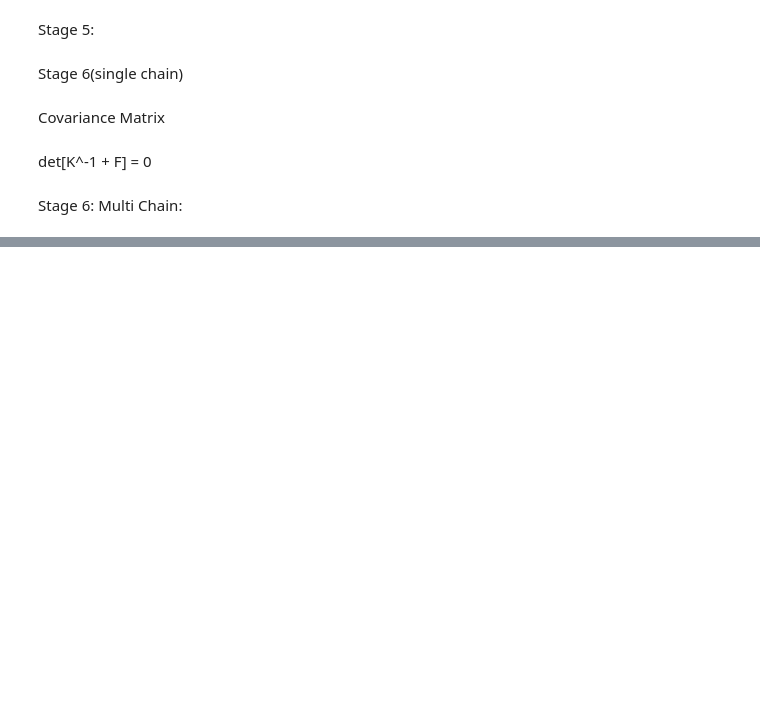
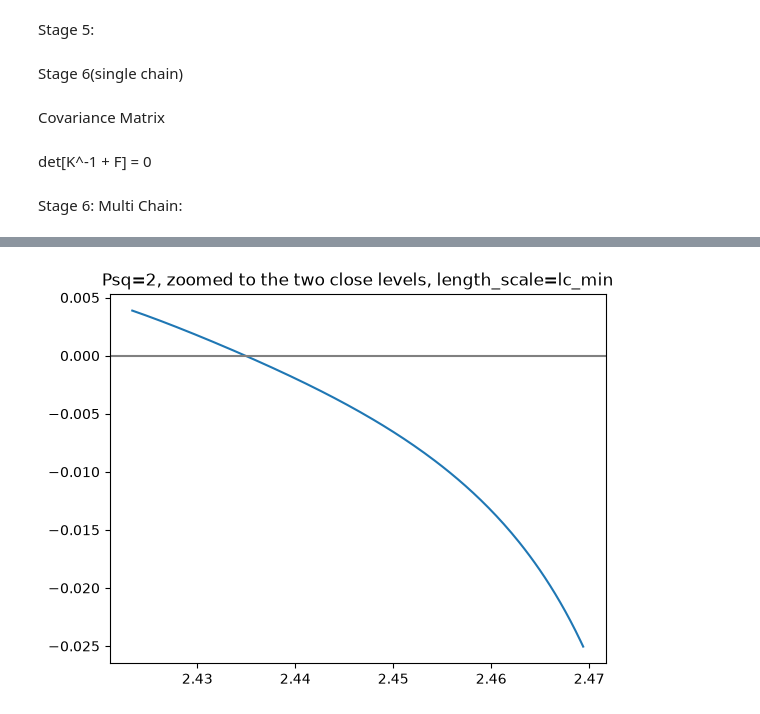
Before and after one commit to ShingLi15/Gaussian-Process-Regressions-for-Di-Nucleon-Data, a Jupyter notebook: Research Paper/GPR using data.ipynb, the cells around one changed output, grey strips where cells are left out. Cells and saved outputs as stored; diff of their text form; code cells hidden in the pictures; blank space fills up the shorter version.

```diff
--- a/Research Paper/GPR using data.ipynb
+++ b/Research Paper/GPR using data.ipynb
@@ -46,8 +47,7 @@ import re
 
 rng = np.random.default_rng(1234)
 
-filename = "nn_dineutron_spectrum.h5"
-L = 48.0
+L = 6.0
 
 punit = 2*np.pi/L
 punit2 = punit**2
@@ -99,7 +99,7 @@ def dvec_from_d2(d2):
 raw_levels = []
 
 with h5py.File(filename, "r") as f:
-    mN = np.array(f["mN/E0"])
+    mN = np.array([1.0]*5001)
     m = float(mN[0])
 
     for name, g in f.items():
@@ -121,6 +121,8 @@ with h5py.File(filename, "r") as f:
         E_cm = np.sqrt(E_NN**2 - punit2*Psq_tot)
         kstar2 = E_cm**2/4 - mN**2
         q2 = kstar2/punit2
+        q2 = kstar2
+
 
         raw_levels.append({
             "name": name,
@@ -135,8 +137,8 @@ with h5py.File(filename, "r") as f:
 raw_levels = sorted(raw_levels, key=lambda r: (r["Psq_tot"], r["irrep"], r["level_index"], r["name"]))
 print([r["Psq_tot"] for r in raw_levels])
 
-print(raw_levels[0])
+print([r["irrep"] for r in raw_levels])
 #range: lowest level and highest level, and add/subtract .05 in q^2/m^2 units
 #.01 in q^2 units
-print(m)
+print(len(mN))
 # %% [output]
@@ -683,12 +818,12 @@ def Matern_kernel(x, y, sigma, length_scale, nu=2.5):
 
 
 def kernel_matrix(x, y, sigma, length_scale, kernel_func = RBC_kernel):
-    k =  kernel_func(x, y, sigma, length_scale) + np.eye(num_knots) * 1e-8
+    k =  kernel_func(y, y, sigma, length_scale) + np.eye(len(y)) * 1e-8
     sign, logdet = np.linalg.slogdet(k)
     if sign <= 0:
         raise np.linalg.LinAlgError("GP covariance is not positive definite")
 
     K_inv = np.linalg.inv(k)
-    interp_grid = kernel_func(Ecm_grid, knots , sigma, length_scale) @ K_inv
+    interp_grid = kernel_func(x, y , sigma, length_scale) @ K_inv
 
     return k, K_inv, logdet, interp_grid
@@ -701,8 +858,8 @@ Stage 2.
 #     k_inv_grid = interp_grid @ f_values
 #     return k_inv_grid
 
-def Kinv_Grid(Ecm, sigma, length_scale, f_values): #we are deliberately not using the covariance term
-    k, k_inv, logdet, interp_grid = kernel_matrix(knots,knots,sigma,length_scale)
+def Kinv_Grid(x, sigma, length_scale, f_values): #we are deliberately not using the covariance term
+    k, k_inv, logdet, interp_grid = kernel_matrix(x,knots,sigma,length_scale)
     Kinv_grid = interp_grid @ f_values
     return Kinv_grid
 # %% [markdown]
@@ -806,7 +1013,7 @@ def log_prior(f_values, sigma, length_scale):
 
 knot_spacing = (q2_max - q2_min) / (num_knots -1)
 sigma_min, sigma_max = 0.001, 0.05
-lc_min, lc_max = 0.01, 1.0
+lc_min, lc_max = 0.01,0.2
 
 def log_hyperprior(sigma, length_scale):
     if not (sigma_min <= sigma <= sigma_max and lc_min <= length_scale <= lc_max):
@@ -824,7 +1031,7 @@ def log_posterior(f_values, sigma, length_scale, observed_cache):
     C, C_inv, logdet, interp_grid = kernel_matrix(knots, knots, sigma, length_scale)
     log_prior_val = -0.5 * f_values.T @ C_inv @ f_values - 0.5*logdet - 0.5*num_knots *np.log(2*np.pi)
 
-    Kinv = Kinv_Grid(Ecm_grid, sigma, length_scale, f_values)
+    Kinv = Kinv_Grid(q_star_sq_grid, sigma, length_scale, f_values)
     log_likelihood_val, chi_squared = log_likelihood(f_values, sigma, length_scale, observed_cache,Kinv)
 
     log_hyperprior_val = log_hyperprior(sigma, length_scale)
@@ -835,7 +1042,7 @@ def posterior_components(f_values, sigma, length_scale, observed_cache):
     C, C_inv, logdet, interp_grid = kernel_matrix(knots, knots, sigma, length_scale)
     log_prior_val = -0.5 * f_values.T @ C_inv @ f_values - 0.5*logdet - 0.5*num_knots *np.log(2*np.pi)
 
-    Kinv = Kinv_Grid(Ecm_grid, sigma, length_scale, f_values)
+    Kinv = Kinv_Grid(q_star_sq_grid, sigma, length_scale, f_values)
     log_likelihood_val, chi_squared = log_likelihood(f_values, sigma, length_scale, observed_cache, Kinv)
 
     log_hyperprior_val = log_hyperprior(sigma, length_scale)
@@ -1337,0 +1597,21 @@ inspect_near_poles(3, best_cold_state_cov)
+# %%
+Psq = 2
+f_values, sigma, length_scale = best_cold_state_cov   # or any state you have handy
+
+# Try an artificially tight length_scale near lc_min to see if the GP
+# can even in principle wiggle fast enough to produce 2 crossings here
+Kinv = Kinv_Grid(q_star_sq_grid, sigma, lc_min, f_values)
+F_vals = np.array([F_function(E, Psq_to_nP[Psq], alpha, 6) for E in Ecm_grid])
+Q = np.real(Kinv + F_vals)
+
+# zoom tightly on just this pair's energy window
+target_q2 = [0.4924, 0.4999]
+target_Ecm = [2*np.sqrt(q*1 + m**2) for q in target_q2]  # rough conversion, adjust if needed
+mask = (Ecm_grid > target_Ecm[0]-0.02) & (Ecm_grid < target_Ecm[1]+0.02)
+
+plt.plot(Ecm_grid[mask], Q[mask])
+plt.axhline(0, color='gray')
+plt.title(f"Psq={Psq}, zoomed to the two close levels, length_scale=lc_min")
+plt.show()
+# %% [output]
+[figure, added]
```
Also changed, not shown: parts of 29 cells of this notebook, 2 other files.
